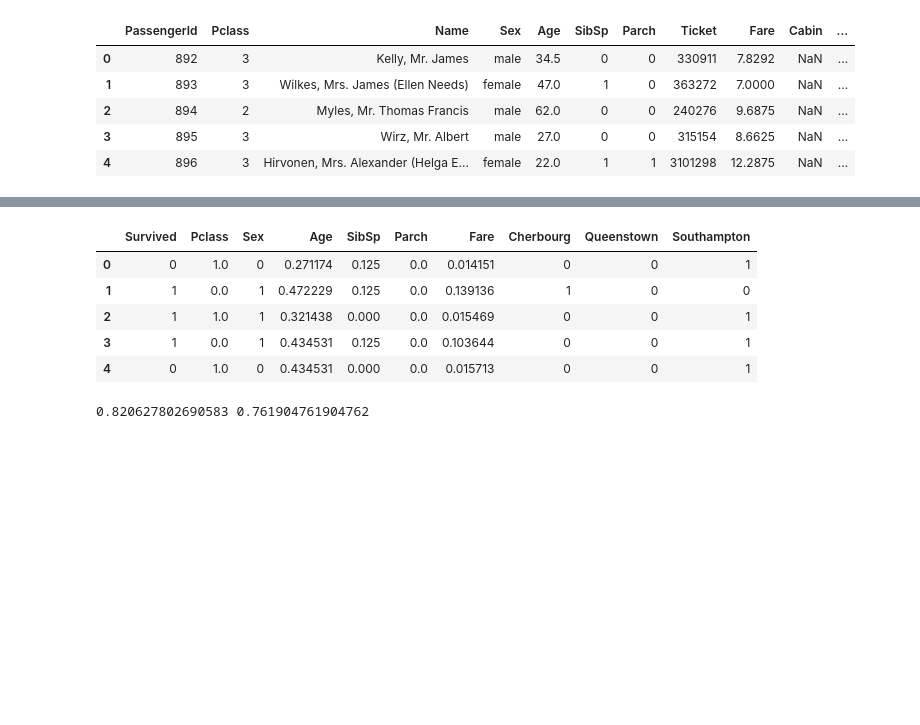
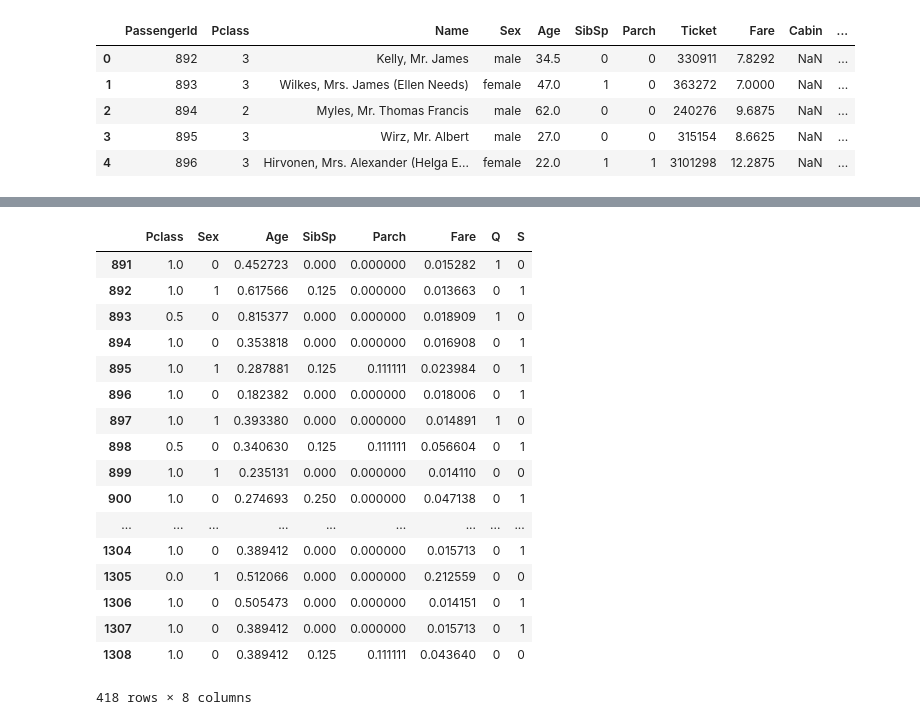
Before and after one commit to anyklaude/Titanic, a Jupyter notebook: Titanic.ipynb, the cells around one changed output, grey strips where cells are left out. Cells and saved outputs as stored; diff of their text form; code cells hidden in the pictures; blank space fills up the shorter version.

```diff
--- a/Titanic.ipynb
+++ b/Titanic.ipynb
@@ -96,7 +68,0 @@ train.head()
-# %%
-train['Cherbourg'] = train.Embarked == 'C'
-train['Queenstown'] = train.Embarked == 'Q'
-train['Southampton'] = train.Embarked == 'S'
-train = train.drop('Embarked', axis=1)
-train = train.replace([True, False], [1, 0])
-train.head()
@@ -110,6 +69,5 @@ train.head()
-# %%
-test['Cherbourg'] = test.Embarked == 'C'
-test['Queenstown'] = test.Embarked == 'Q'
-test['Southampton'] = test.Embarked == 'S'
-test = test.drop('Embarked', axis=1)
-test = test.replace([True, False], [1, 0])
+# %%
+df = pd.concat([df, pd.get_dummies(df.Embarked, drop_first=True)], sort=False, axis=1)
+df.drop(['Embarked'], axis=1, inplace=True, errors='ignore')
+df.Age.fillna(train.Age.mean(), inplace=True)
+df
@@ -132,0 +110,5 @@ plt.show()
+# %%
+X = df.iloc[:891, 1:]
+y = df.iloc[:891, 0]
+data_to_send = df.iloc[891:, 1:]
+data_to_send
@@ -133,17 +134,28 @@ plt.show()
 # %%
 def normalize(col):
     return (col - col.min()) / (col.max() - col.min())
 
 cols = ['Pclass', 'Age', 'SibSp', 'Parch', 'Fare']
-for col in cols:
-    train.loc[:, col] = normalize(train[col])
-    test.loc[:, col] = normalize(test[col])
-
-train.head()
+X.loc[:, cols] = normalize(X[cols])
+test.loc[:, cols] = normalize(test[cols])
+data_to_send.loc[:, cols] = normalize(data_to_send[cols])
+data_to_send
 # %% [output]
-|  | Survived | Pclass | Sex | Age | SibSp | Parch | Fare | Cherbourg | Queenstown | Southampton |
-| 0 | 0 | 1.0 | 0 | 0.271174 | 0.125 | 0.0 | 0.014151 | 0 | 0 | 1 |
-| 1 | 1 | 0.0 | 1 | 0.472229 | 0.125 | 0.0 | 0.139136 | 1 | 0 | 0 |
-| 2 | 1 | 1.0 | 1 | 0.321438 | 0.000 | 0.0 | 0.015469 | 0 | 0 | 1 |
-| 3 | 1 | 0.0 | 1 | 0.434531 | 0.125 | 0.0 | 0.103644 | 0 | 0 | 1 |
-| 4 | 0 | 1.0 | 0 | 0.434531 | 0.000 | 0.0 | 0.015713 | 0 | 0 | 1 |
+|  | Pclass | Sex | Age | SibSp | Parch | Fare | Q | S |
+| 891 | 1.0 | 0 | 0.452723 | 0.000 | 0.000000 | 0.015282 | 1 | 0 |
+| 892 | 1.0 | 1 | 0.617566 | 0.125 | 0.000000 | 0.013663 | 0 | 1 |
+| 893 | 0.5 | 0 | 0.815377 | 0.000 | 0.000000 | 0.018909 | 1 | 0 |
+| 894 | 1.0 | 0 | 0.353818 | 0.000 | 0.000000 | 0.016908 | 0 | 1 |
+| 895 | 1.0 | 1 | 0.287881 | 0.125 | 0.111111 | 0.023984 | 0 | 1 |
+| 896 | 1.0 | 0 | 0.182382 | 0.000 | 0.000000 | 0.018006 | 0 | 1 |
+| 897 | 1.0 | 1 | 0.393380 | 0.000 | 0.000000 | 0.014891 | 1 | 0 |
+| 898 | 0.5 | 0 | 0.340630 | 0.125 | 0.111111 | 0.056604 | 0 | 1 |
+| 899 | 1.0 | 1 | 0.235131 | 0.000 | 0.000000 | 0.014110 | 0 | 0 |
+| 900 | 1.0 | 0 | 0.274693 | 0.250 | 0.000000 | 0.047138 | 0 | 1 |
+| ... | ... | ... | ... | ... | ... | ... | ... | ... |
+| 1304 | 1.0 | 0 | 0.389412 | 0.000 | 0.000000 | 0.015713 | 0 | 1 |
+| 1305 | 0.0 | 1 | 0.512066 | 0.000 | 0.000000 | 0.212559 | 0 | 0 |
+| 1306 | 1.0 | 0 | 0.505473 | 0.000 | 0.000000 | 0.014151 | 0 | 1 |
+| 1307 | 1.0 | 0 | 0.389412 | 0.000 | 0.000000 | 0.015713 | 0 | 1 |
+| 1308 | 1.0 | 0 | 0.389412 | 0.125 | 0.111111 | 0.043640 | 0 | 0 |
+418 rows × 8 columns
@@ -166,4 +167,0 @@ tc_1_preds = tc_1.predict(X_val)
-# %%
-print(accuracy_score(y_val, tc_1_preds), f1_score(y_val, tc_1_preds))
-# %% [output]
-0.820627802690583 0.761904761904762
```
Also changed, not shown: parts of 26 cells of this notebook.
